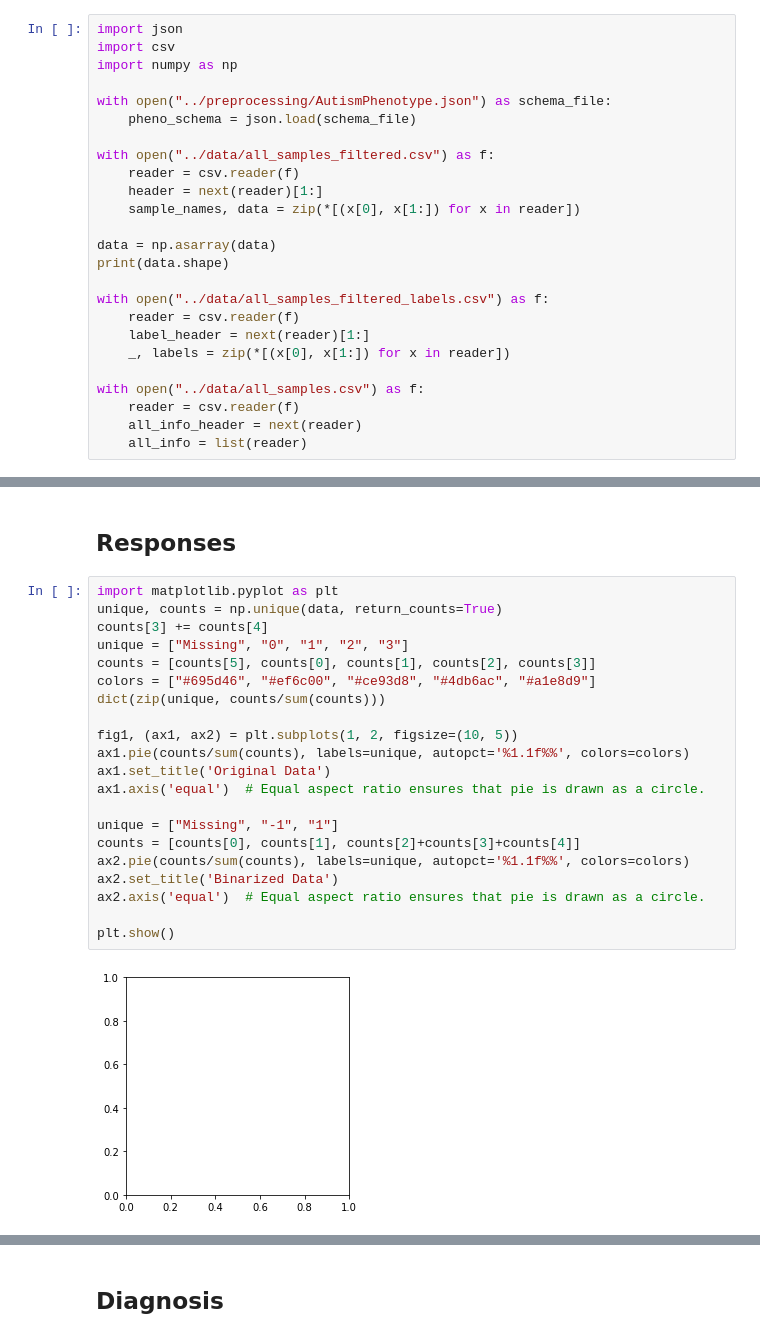
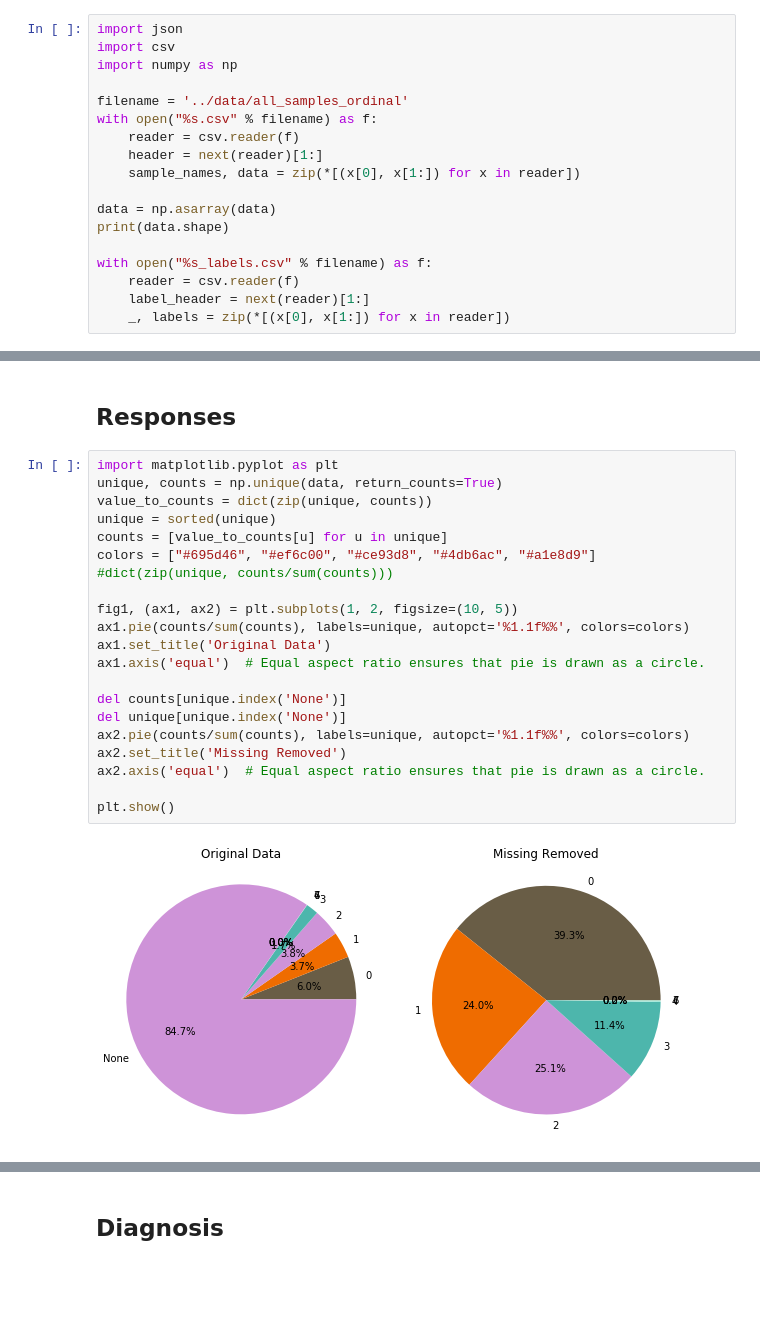
Before and after one commit to walllab/PhenotypeGLRM, a Jupyter notebook: analysis/Dataset-Overview.ipynb, the cells around one changed output, grey strips where cells are left out. Cells and saved outputs as stored; diff of their text form; blank space fills up the shorter version.

Commit message:
Finished aggregating data yay!

```diff
--- a/analysis/Dataset-Overview.ipynb
+++ b/analysis/Dataset-Overview.ipynb
@@ -20,10 +20,8 @@ import json
 import csv
 import numpy as np
 
-with open("../preprocessing/AutismPhenotype.json") as schema_file:
-    pheno_schema = json.load(schema_file)
-
-with open("../data/all_samples_filtered.csv") as f:
+filename = '../data/all_samples_ordinal'
+with open("%s.csv" % filename) as f:
     reader = csv.reader(f)
     header = next(reader)[1:]
     sample_names, data = zip(*[(x[0], x[1:]) for x in reader])
@@ -31,13 +29,8 @@ with open("../data/all_samples_filtered.csv") as f:
 data = np.asarray(data)
 print(data.shape)
 
-with open("../data/all_samples_filtered_labels.csv") as f:
+with open("%s_labels.csv" % filename) as f:
     reader = csv.reader(f)
     label_header = next(reader)[1:]
     _, labels = zip(*[(x[0], x[1:]) for x in reader])
-
-with open("../data/all_samples.csv") as f:
-    reader = csv.reader(f)
-    all_info_header = next(reader)
-    all_info = list(reader)
 # %% [output]
@@ -55,23 +48,23 @@ print(no_data)
 # %%
 import matplotlib.pyplot as plt
 unique, counts = np.unique(data, return_counts=True)
-counts[3] += counts[4]
-unique = ["Missing", "0", "1", "2", "3"]
-counts = [counts[5], counts[0], counts[1], counts[2], counts[3]]
+value_to_counts = dict(zip(unique, counts))
+unique = sorted(unique)
+counts = [value_to_counts[u] for u in unique]
 colors = ["#695d46", "#ef6c00", "#ce93d8", "#4db6ac", "#a1e8d9"]
-dict(zip(unique, counts/sum(counts)))
+#dict(zip(unique, counts/sum(counts)))
 
 fig1, (ax1, ax2) = plt.subplots(1, 2, figsize=(10, 5))
 ax1.pie(counts/sum(counts), labels=unique, autopct='%1.1f%%', colors=colors)
 ax1.set_title('Original Data')
 ax1.axis('equal')  # Equal aspect ratio ensures that pie is drawn as a circle.
 
-unique = ["Missing", "-1", "1"]
-counts = [counts[0], counts[1], counts[2]+counts[3]+counts[4]]
+del counts[unique.index('None')]
+del unique[unique.index('None')]
 ax2.pie(counts/sum(counts), labels=unique, autopct='%1.1f%%', colors=colors)
-ax2.set_title('Binarized Data')
+ax2.set_title('Missing Removed')
 ax2.axis('equal')  # Equal aspect ratio ensures that pie is drawn as a circle.
 
 plt.show()
 # %% [output]
-[figure, old version]
+[figure, new version]
```
Also changed, not shown: parts of 7 cells of this notebook, 13 other files.
